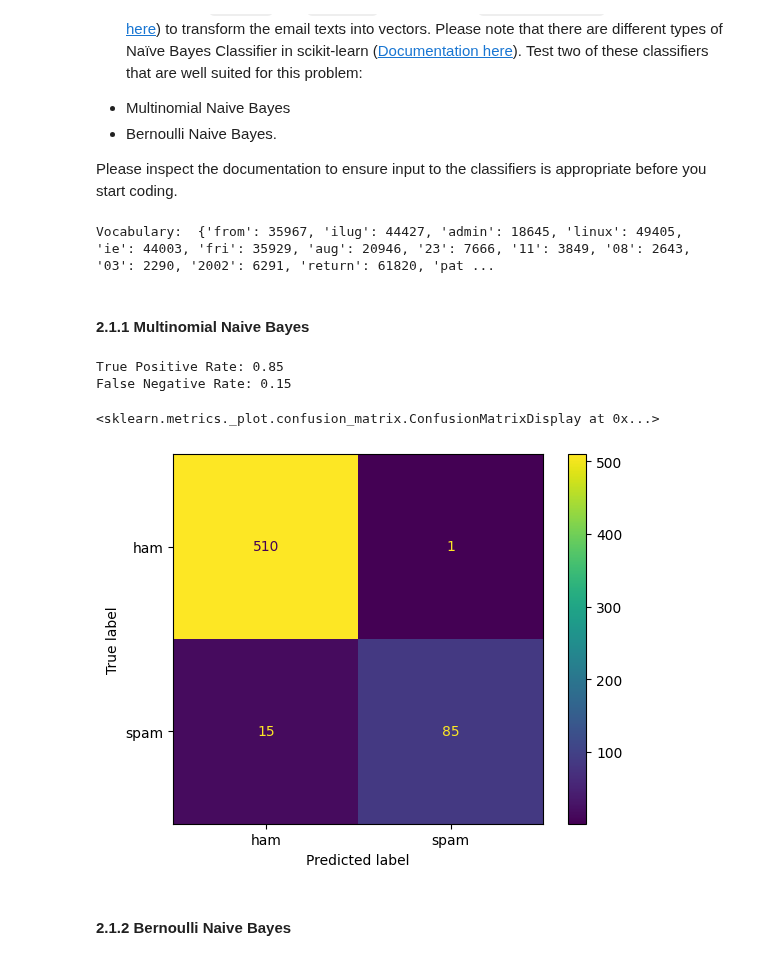
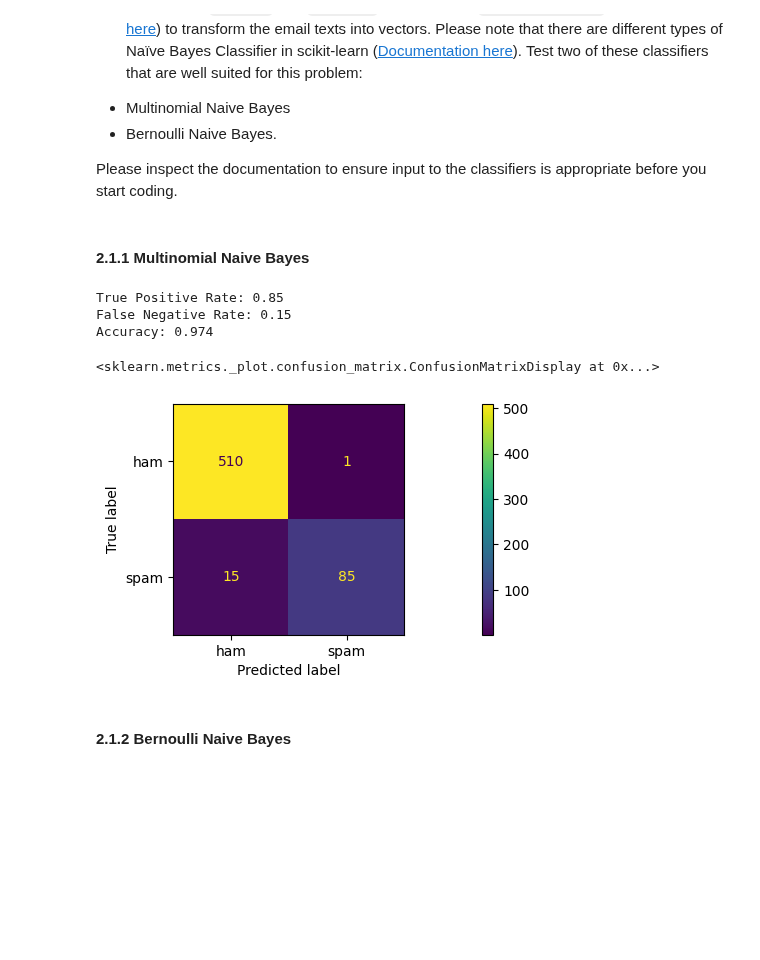
Before and after one commit to chenbin234/DAT405-DIT407-Introduction-to-data-science-and-AI, a Jupyter notebook: Assignment_4/IDSAI_Assignment4_By_Bingcheng.ipynb, the cells around one changed output. Drawn from its saved outputs; the diff is of its cells as text; code cells hidden in the pictures; blank space fills up the shorter version.

```diff
--- a/Assignment_4/IDSAI_Assignment4_By_Bingcheng.ipynb
+++ b/Assignment_4/IDSAI_Assignment4_By_Bingcheng.ipynb
@@ -151,42 +152,51 @@ from sklearn.feature_extraction.text import CountVectorizer
 # Create a Vectorizer Object
 vectorizer = CountVectorizer()
 
+# convert text to numerical data
 X_train = vectorizer.fit_transform([message[0] for message in hamtrain+spamtrain])
 y_train = [message[1] for message in hamtrain+spamtrain]
 
 X_test = vectorizer.transform([message[0] for message in hamtest+spamtest])
 y_test = [message[1] for message in hamtest+spamtest]
 
+
 # Printing the identified Unique words along with their indices
-print("Vocabulary: ", vectorizer.vocabulary_)
+# print("Vocabulary: ", vectorizer.vocabulary_)
-# %% [output]
-Vocabulary:  {'from': 35967, 'ilug': 44427, 'admin': 18645, 'linux': 49405, 'ie': 44003, 'fri': 35929, 'aug': 20946, '23': 7666, '11': 3849, '08': 2643, '03': 2290, '2002': 6291, 'return': 61820, 'pat ...
 # %% [markdown]
 #### 2.1.1 Multinomial Naive Bayes
 # %%
 from sklearn.naive_bayes import MultinomialNB
 from sklearn.metrics import confusion_matrix
 from sklearn.metrics import ConfusionMatrixDisplay
+from sklearn.metrics import accuracy_score
+import matplotlib.pyplot as plt
+plt.rcParams['figure.dpi'] = 100
 
+# create Multinomial Naive Bayes model object and fit it
 mnb = MultinomialNB()
 mnb.fit(X_train, y_train)
 
+# predit X_test dataset
 y_pred = mnb.predict(X_test)
 
 # reports True Positive and False Negative rates on the `hamtest` and `spamtest` datasets.
 tn, fp, fn, tp = confusion_matrix(y_test, y_pred).ravel()
 print("True Positive Rate:", tp / (tp + fn))
 print("False Negative Rate:", fn / (tp + fn))
 
+# accuracy score
+print(f"Accuracy: {accuracy_score(y_test, y_pred):.3f}")
+
 # plot the comfusionMatrix
 cm = confusion_matrix(y_test, y_pred, labels=mnb.classes_)
 disp = ConfusionMatrixDisplay(confusion_matrix=cm, display_labels=mnb.classes_)
 disp.plot()
 # %% [output]
 True Positive Rate: 0.85
 False Negative Rate: 0.15
+Accuracy: 0.974
 <sklearn.metrics._plot.confusion_matrix.ConfusionMatrixDisplay at 0x...>
-[figure, old version]
+[figure, new version]
 # %% [markdown]
 #### 2.1.2 Bernoulli Naive Bayes
 # %%
```
Also changed, not shown: parts of 15 cells of this notebook.
